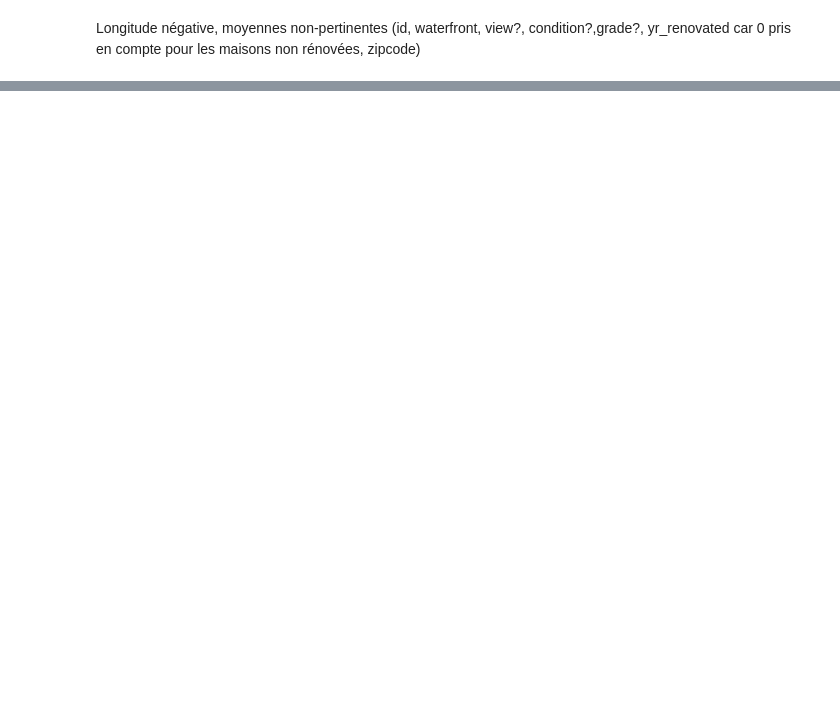
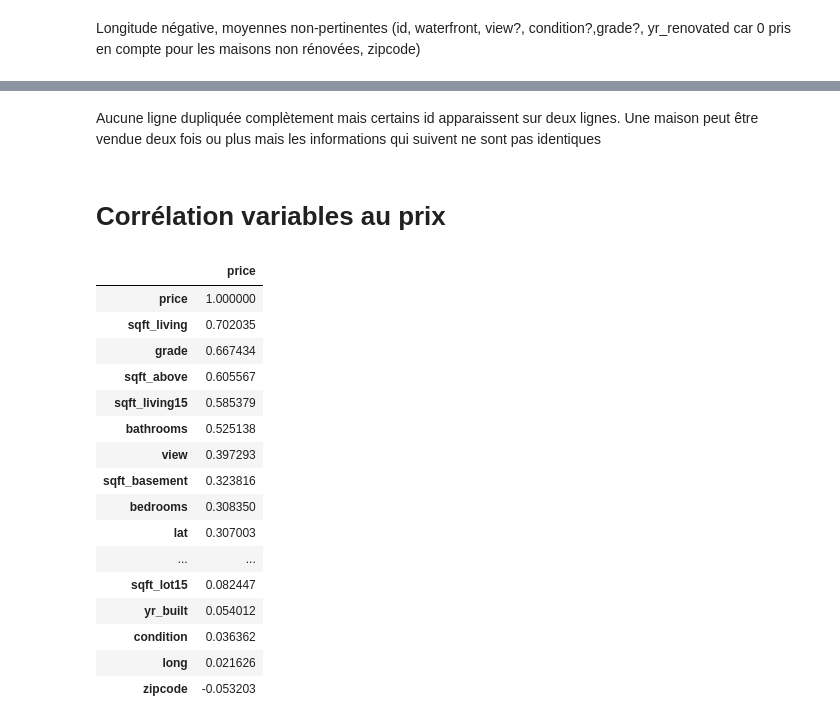
Before and after one commit to NinaNusb/Prediction_prix_maisons, a Jupyter notebook: data_cleaning_analysis.ipynb, the cells around one changed output, grey strips where cells are left out. Saved outputs shown, nothing was run; the diff lists cells and outputs as text; code cells hidden in the pictures; blank space fills up the shorter version.

Commit message:
Corrélation zipcode

```diff
--- a/data_cleaning_analysis.ipynb
+++ b/data_cleaning_analysis.ipynb
@@ -90,0 +101,24 @@ df_house
+# %% [markdown]
+Aucune ligne dupliquée complètement mais certains id apparaissent sur deux lignes. Une maison peut être vendue deux fois ou plus mais les informations qui suivent ne sont pas identiques
+# %% [markdown]
+# Corrélation variables au prix
+# %%
+df_house[df_house.columns[1:]].corr()['price'][:].sort_values(ascending=False).to_frame()
+# %% [output]
+|  | price |
+| price | 1.000000 |
+| sqft_living | 0.702035 |
+| grade | 0.667434 |
+| sqft_above | 0.605567 |
+| sqft_living15 | 0.585379 |
+| bathrooms | 0.525138 |
+| view | 0.397293 |
+| sqft_basement | 0.323816 |
+| bedrooms | 0.308350 |
+| lat | 0.307003 |
+| ... | ... |
+| sqft_lot15 | 0.082447 |
+| yr_built | 0.054012 |
+| condition | 0.036362 |
+| long | 0.021626 |
+| zipcode | -0.053203 |
```
Also changed, not shown: parts of 19 cells of this notebook, 1 other file.
